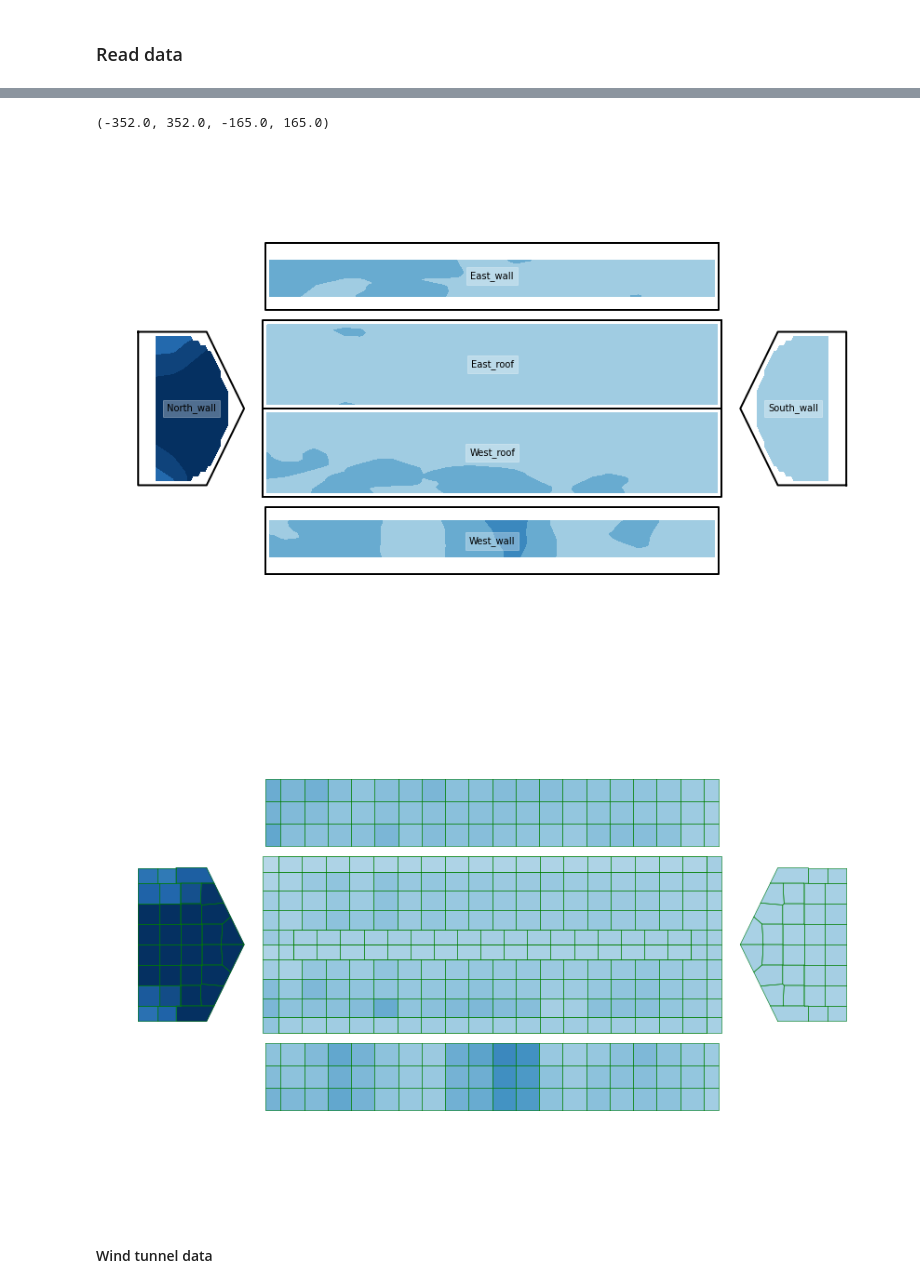
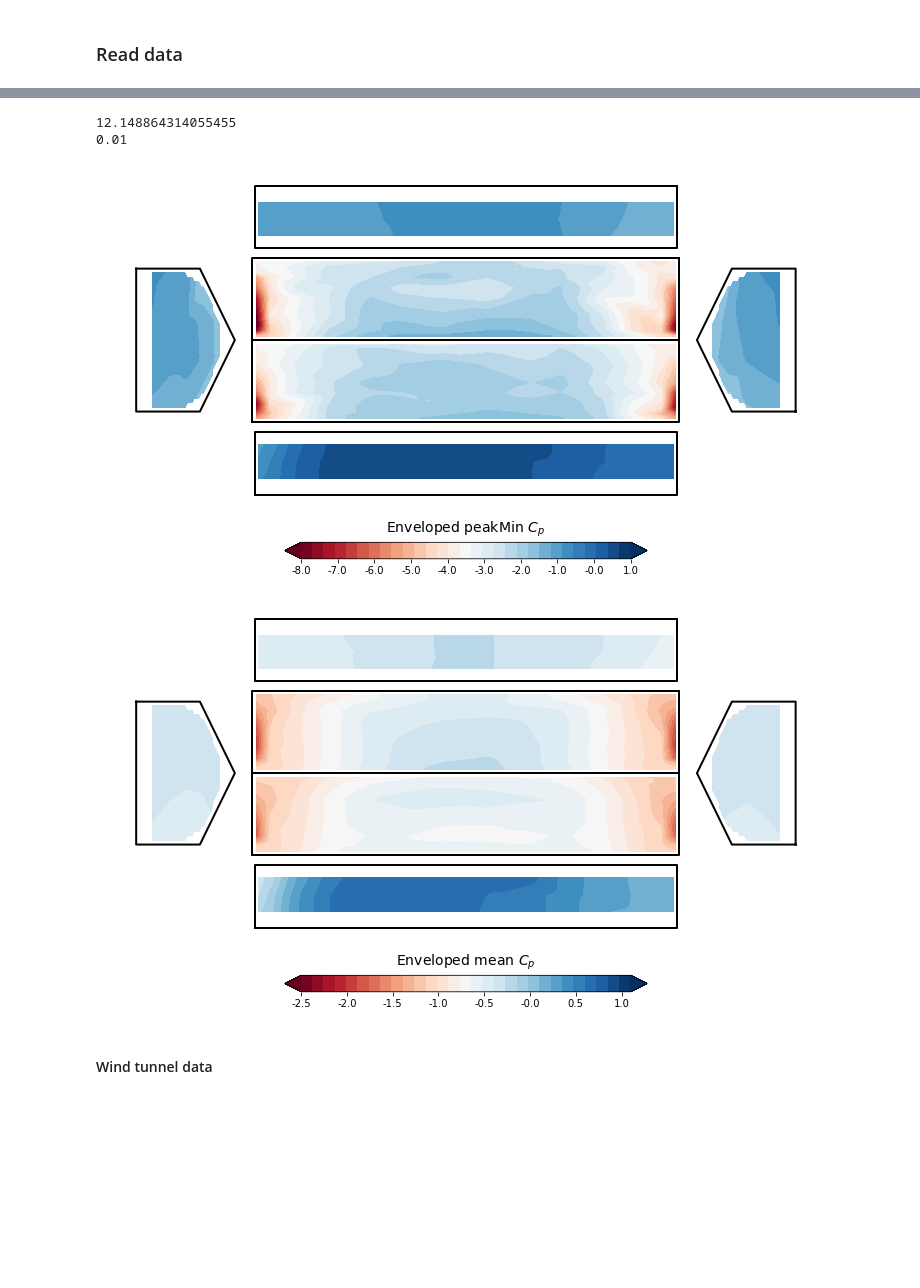
Before and after one commit to Tsinuel/windCalc, a Jupyter notebook: src/notebooks/lab_NRC_NB.ipynb, the cells around one changed output, grey strips where cells are left out. Saved outputs shown, nothing was run; the diff lists cells and outputs as text; code cells hidden in the pictures; blank space fills up the shorter version.

```diff
--- a/src/notebooks/lab_NRC_NB.ipynb
+++ b/src/notebooks/lab_NRC_NB.ipynb
@@ -56,9 +56,9 @@ import foam
 ### Files and directories
 # %%
 # Directories
-rawHFPIdir = r""
+rawHFPIdir = r"E:/nrcNB_windTunnelData/rawHFPI/"
 workDir = r"D:/OneDrive - The University of Western Ontario/Documents/Projects/NRC_fieldMonitoring/NRC_gable27deg/"
-profileDir = workDir + r"Data/windTunnel/profiles/"
+rawVelDir = workDir + r"Data/windTunnel/profiles/"
 outputDir = workDir + r"Data/windTunnel/"
 figDir = outputDir + r"__plots/"
 
@@ -386,14 +454,14 @@ Z = np.squeeze(pd.read_csv(pDir+"Z.csv"))
 U_TH = np.load(pDir+"UofT.npy")
 V_TH = np.load(pDir+"VofT.npy")
 W_TH = np.load(pDir+"WofT.npy")
-vel_OP = wind.profile(name="BLWT (Open)", Z=Z,UofT=U_TH,VofT=V_TH,WofT=W_TH,H=H,dt=dt,nSpectAvg=32,keepTH=False)
+vel_OP = wind.profile(name="BLWT - OP", Z=Z,UofT=U_TH,VofT=V_TH,WofT=W_TH,H=H,dt=dt,nSpectAvg=32,keepTH=True)
 
 pDir =profileDir+"tngE3/"
 Z = np.squeeze(pd.read_csv(pDir+"Z.csv"))
 U_TH = np.load(pDir+"UofT.npy")
 V_TH = np.load(pDir+"VofT.npy")
 W_TH = np.load(pDir+"WofT.npy")
-vel_SU = wind.profile(name="BLWT (Suburban)", Z=Z,UofT=U_TH.transpose(),VofT=V_TH.transpose(),WofT=W_TH.transpose(),H=H,dt=dt,nSpectAvg=32)
+vel_SU = wind.profile(name="BLWT - SU", Z=Z,UofT=U_TH.transpose(),VofT=V_TH.transpose(),WofT=W_TH.transpose(),H=H,dt=dt,nSpectAvg=32,keepTH=True)
 
 del(U_TH, V_TH, W_TH)
 # %%
@@ -424,8 +516,6 @@ del(U_TH, V_TH, W_TH)
 # %% [markdown]
 ### Read data
 # %%
-caseName = r"nrcNBc1E3"
-casedir = r"E:/nrcNB_windTunnelData/rawHFPI/"+caseName+r"/"
 analogChannels_idxs={
                 'main_pitot': 0,
                 'xref_pitot': 2,
@@ -460,11 +555,10 @@ cp_raw = wt.BLWTL_HFPI(
 # %%
-
 cp = wind.bldgCp(
-                bldgName='NewBrunswick_Case2',
+                bldgName=f"nrcNB{caseID}{caseID}",
                 faces=faces,
-                H=H,D=D,B=B,roofSlope=1.2,lScl=lScl,
-                caseName=caseName,
-                refProfile=vel_SU,
+                H=H,D=D,B=B,roofSlope=roofSlope,lScl=lScl,
+                caseName=caseToRun,
+                refProfile=vel_WT,
                 Zref_input=cp_raw.Z_MainPitot,
                 Uref_input=cp_raw.Uref,
                 samplingFreq=cp_raw.sampleRate,
@@ -478,3 +572,4 @@ cp = wind.bldgCp(
                 peakSpecs=peakSpecs,
                 keepTH=False,
                 )
+winsound.Beep(1000, 1000)
@@ -490,20 +576,55 @@ print(np.min(cp.CpStats['mean'][:,1]))
+# %%
+print(np.mean(cp.Uref))
+print(cp.lScl)
+# %% [output]
+12.148864314055455
+0.01
 # %%
-# fldrange = [-1., 1.]
-fldrange = [-5., 3.]
-dIdx = 0
+from matplotlib.ticker import FuncFormatter
 
-cp.plotTapCpStatContour(fieldName='peakMax',dxnIdx=dIdx,figSize=[15,10],fldRange=fldrange,nLvl=15)
+# fld, fldrange, ticks = 'mean', [-2.5, 1.1], np.linspace(-2.5,1.0,8)
+fld, fldrange, ticks = 'peakMin', [-8., 1.], np.linspace(-8,1.0,10)
 
-fig = plt.figure(figsize=[15,10])
+fig = plt.figure(figsize=[13,8])
 ax = plt.subplot()
-cp.plotPanelCpStatContour(fieldName='peakMax',dxnIdx=dIdx,aIdx=2, ax=ax,fldRange=fldrange)
-cp.plotPanels(ax=ax, aIdx=2)
+im = cp.plotTapCpStatContour(ax=ax, envelopeType='low',fieldName=fld,fldRange=fldrange,nLvl=30,title=fld+r" $C_p$")
+cp.plotEdges(ax=ax, showName=False)
 ax.axis('equal')
 ax.axis('off')
+# cbar = fig.colorbar(im[0], ax=ax, orientation='vertical',aspect=20,shrink=0.5,pad=0.0)
+# cbar.set_label(fld+r" $C_p$", fontsize=14, rotation=270, labelpad=20)
+# cbar.ax.yaxis.set_major_formatter(FuncFormatter(lambda x, _: f'{x:.2f}'))
+cbar = fig.colorbar(im[0], ax=ax, orientation='horizontal',aspect=20,shrink=0.5,pad=0.08)
+cbar.set_ticks(ticks)
+cbar.ax.set_xlabel("Enveloped "+fld+r" $C_p$", fontsize=14, rotation=0, labelpad=10)
+cbar.ax.xaxis.set_major_formatter(FuncFormatter(lambda x, _: f'{x:.1f}'))
+cbar.ax.xaxis.set_label_position('top')
+# cbar.ax.tick_params(labeltop=True, top=True)
+# cbar.ax.set_ylabel('Label', rotation=270, labelpad=15)
+# cbar.ax.set_title('Title', rotation=270, pad=20)
+if saveFigs:
+    fig.savefig(figDir+f"nrcNB{caseID}{exp}_Cp_{fld}.svg",format='svg',dpi=1200, bbox_inches='tight')
+
+
+
+fld, fldrange, ticks = 'mean', [-2.5, 1.1], np.linspace(-2.5,1.0,8)
+
+fig = plt.figure(figsize=[13,8])
+ax = plt.subplot()
+im = cp.plotTapCpStatContour(ax=ax, envelopeType='low',fieldName=fld,fldRange=fldrange,nLvl=30,title=fld+r" $C_p$")
+cp.plotEdges(ax=ax, showName=False)
+ax.axis('equal')
+ax.axis('off')
+cbar = fig.colorbar(im[0], ax=ax, orientation='horizontal',aspect=20,shrink=0.5,pad=0.08)
+cbar.set_ticks(ticks)
+cbar.ax.set_xlabel("Enveloped "+fld+r" $C_p$", fontsize=14, rotation=0, labelpad=10)
+cbar.ax.xaxis.set_major_formatter(FuncFormatter(lambda x, _: f'{x:.1f}'))
+cbar.ax.xaxis.set_label_position('top')
+if saveFigs:
+    fig.savefig(figDir+f"nrcNB{caseID}{exp}_Cp_{fld}.svg",format='svg',dpi=1200, bbox_inches='tight')
 # %% [output]
-(-352.0, 352.0, -165.0, 165.0)
-[figure, old version]
+[figure, new version]
-[figure, old version]
+[figure, new version]
 # %% [markdown]
 #### Wind tunnel data
 # %% [markdown]
```
Also changed, not shown: parts of 23 cells of this notebook, 10 other files.
